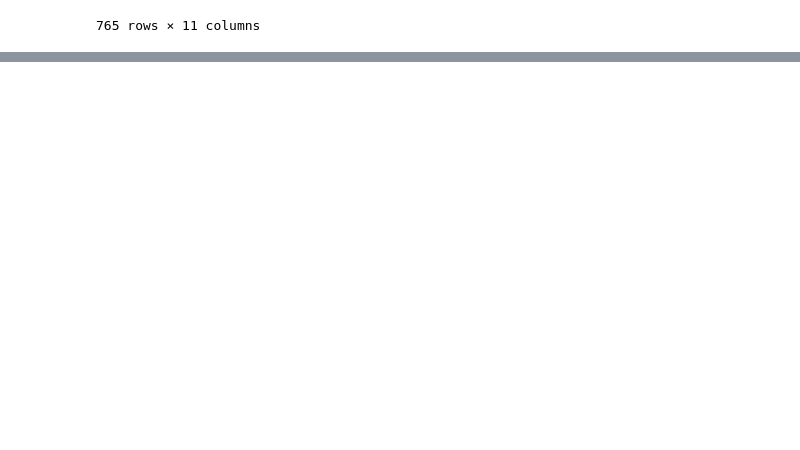
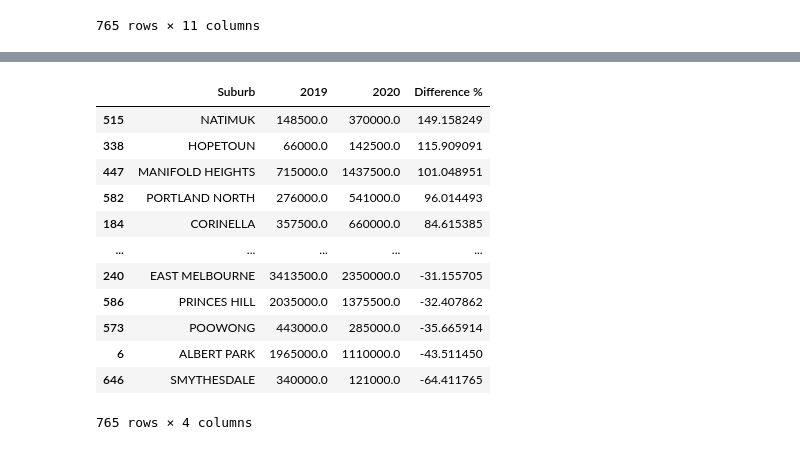
Before and after one commit to LP-116/Project-1, a Jupyter notebook: suburb year analysis.ipynb, the cells around one changed output, grey strips where cells are left out. Saved outputs shown, nothing was run; the diff lists cells and outputs as text; code cells hidden in the pictures; blank space fills up the shorter version.

```diff
--- a/suburb year analysis.ipynb
+++ b/suburb year analysis.ipynb
@@ -261,3 +261,9 @@ sorted_subs_df
 | 72 | BEULAH | 69000.0 | 75000.0 | 42500.0 | 101000.0 | 65000.0 | 65000.0 | 96000.0 | 120500.0 | 77000.0 | 81000.0 |
 | 590 | RAINBOW | 71500.0 | 69000.0 | 62000.0 | 77000.0 | 68000.0 | 59500.0 | 82500.0 | 99000.0 | 75000.0 | 77500.0 |
 765 rows × 11 columns
+# %%
+top_subs = sorted_subs_df.loc[:, ["Suburb", "2019", "2020"]]
+
+top_subs["Difference %"] = ((top_subs["2020"] - top_subs["2019"]) / top_subs["2019"]) *100
+
+top_subs
@@ -263,0 +294,17 @@ sorted_subs_df
+# %%
+top_subs_change = top_subs.sort_values("Difference %", ascending=False)
+top_subs_change
+# %% [output]
+|  | Suburb | 2019 | 2020 | Difference % |
+| 515 | NATIMUK | 148500.0 | 370000.0 | 149.158249 |
+| 338 | HOPETOUN | 66000.0 | 142500.0 | 115.909091 |
+| 447 | MANIFOLD HEIGHTS | 715000.0 | 1437500.0 | 101.048951 |
+| 582 | PORTLAND NORTH | 276000.0 | 541000.0 | 96.014493 |
+| 184 | CORINELLA | 357500.0 | 660000.0 | 84.615385 |
+| ... | ... | ... | ... | ... |
+| 240 | EAST MELBOURNE | 3413500.0 | 2350000.0 | -31.155705 |
+| 586 | PRINCES HILL | 2035000.0 | 1375500.0 | -32.407862 |
+| 573 | POOWONG | 443000.0 | 285000.0 | -35.665914 |
+| 6 | ALBERT PARK | 1965000.0 | 1110000.0 | -43.511450 |
+| 646 | SMYTHESDALE | 340000.0 | 121000.0 | -64.411765 |
+765 rows × 4 columns
```
Also changed, not shown: parts of 2 cells of this notebook.
